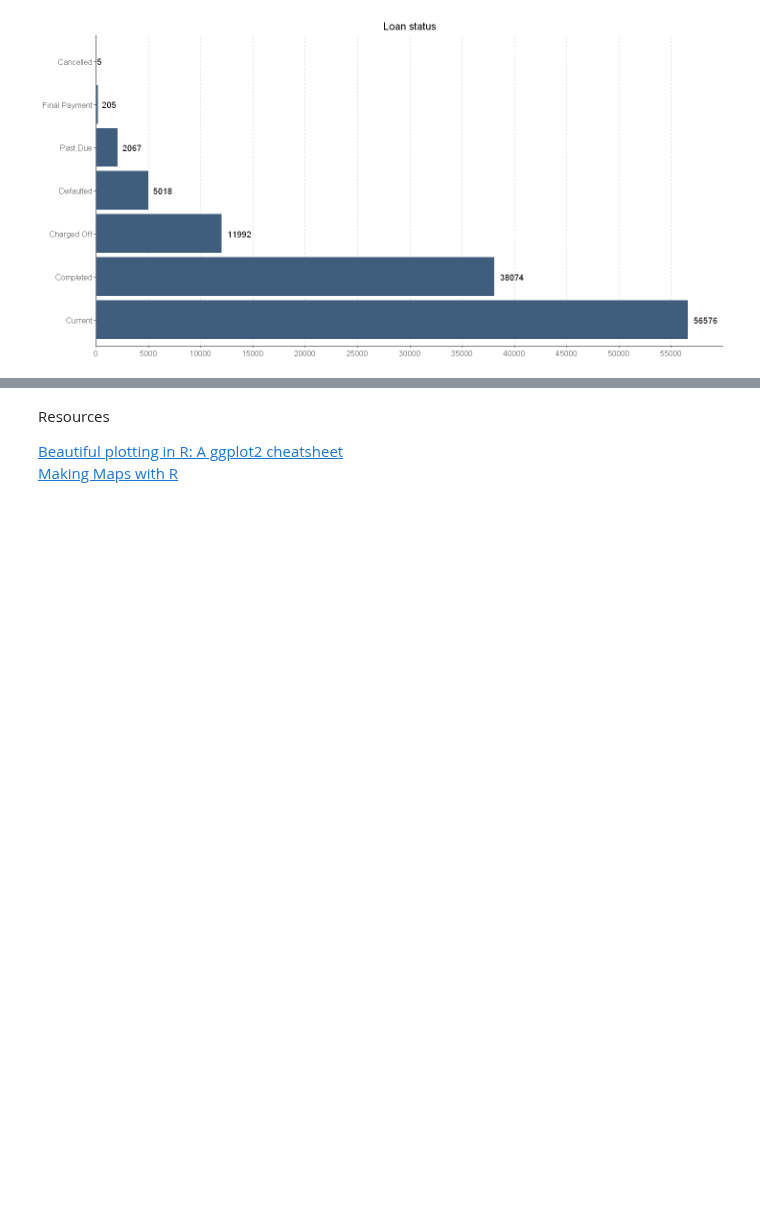
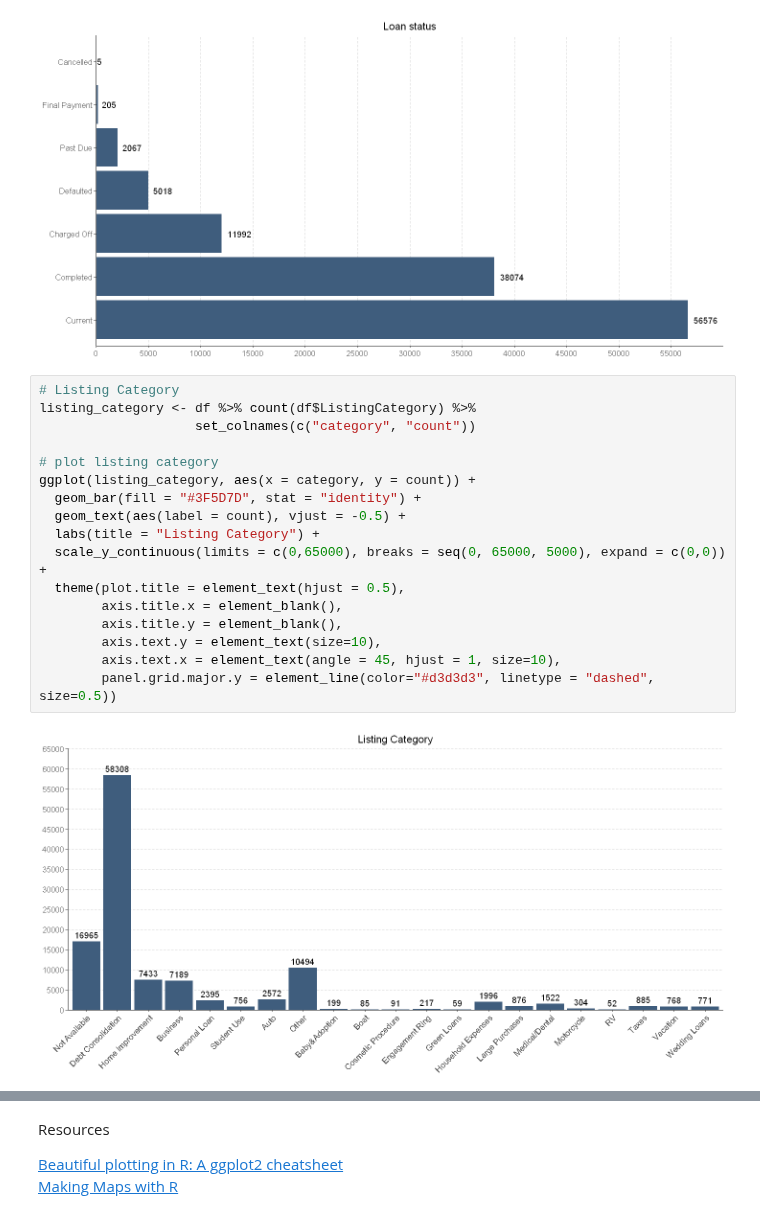
Before and after one commit to BarbaraStempien/DA--Loan-Data-from-Prosper, a Jupyter notebook: analysis.ipynb, the cells around one changed output, grey strips where cells are left out. Saved outputs shown, nothing was run; the diff lists cells and outputs as text; blank space fills up the shorter version.

```diff
--- a/analysis.ipynb
+++ b/analysis.ipynb
@@ -315,3 +326,22 @@ ggplot(loan_status, aes(x = status, y = count)) +
   rotate()
 # %% [output]
 [figure]
+# %%
+# Listing Category
+listing_category <- df %>% count(df$ListingCategory) %>%
+                    set_colnames(c("category", "count"))
+
+# plot listing category
+ggplot(listing_category, aes(x = category, y = count)) +
+  geom_bar(fill = "#3F5D7D", stat = "identity") +
+  geom_text(aes(label = count), vjust = -0.5) +
+  labs(title = "Listing Category") +
+  scale_y_continuous(limits = c(0,65000), breaks = seq(0, 65000, 5000), expand = c(0,0)) +
+  theme(plot.title = element_text(hjust = 0.5),
+        axis.title.x = element_blank(),
+        axis.title.y = element_blank(),
+        axis.text.y = element_text(size=10),
+        axis.text.x = element_text(angle = 45, hjust = 1, size=10),
+        panel.grid.major.y = element_line(color="#d3d3d3", linetype = "dashed", size=0.5))
+# %% [output]
+[figure, added]
```
Also changed, not shown: parts of 9 cells of this notebook.
